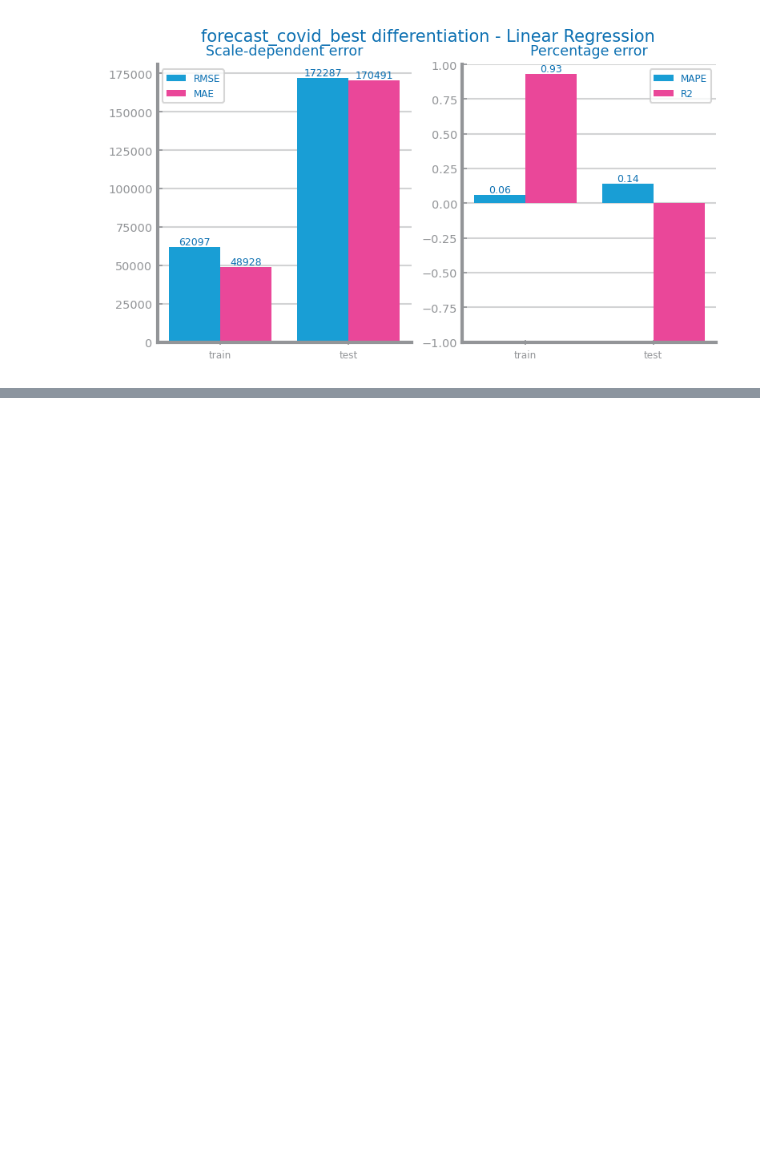
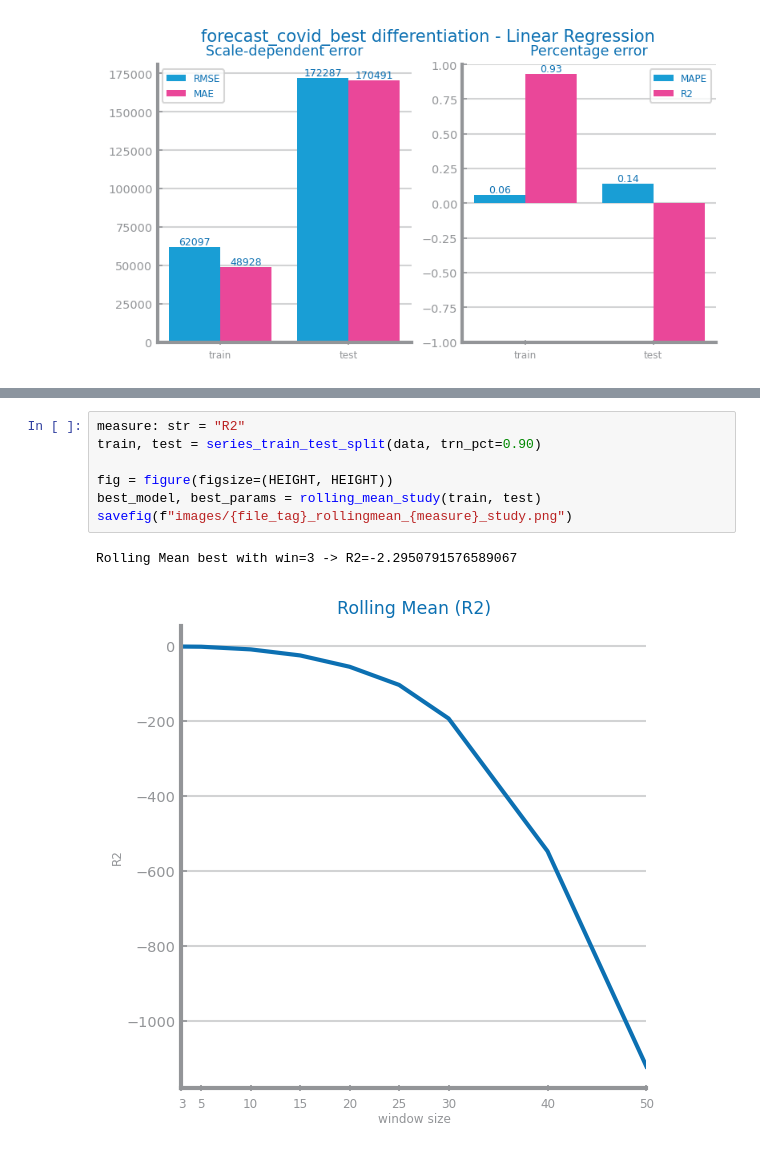
Before and after one commit to esteves3/data-science, a Jupyter notebook: forecasting-covid-data-transformation.ipynb, the cells around one changed output, grey strips where cells are left out. Drawn from its saved outputs; the diff is of its cells as text; blank space fills up the shorter version.

Commit message:
rolling mean for covid

```diff
--- a/forecasting-covid-data-transformation.ipynb
+++ b/forecasting-covid-data-transformation.ipynb
@@ -327,0 +380,10 @@ savefig(f"images/forecast/{file_tag}_best_data_transformation_differentiation_li
+# %%
+measure: str = "R2"
+train, test = series_train_test_split(data, trn_pct=0.90)
+
+fig = figure(figsize=(HEIGHT, HEIGHT))
+best_model, best_params = rolling_mean_study(train, test)
+savefig(f"images/{file_tag}_rollingmean_{measure}_study.png")
+# %% [output]
+Rolling Mean best with win=3 -> R2=-2.2950791576589067
+[figure, added]
```
Also changed, not shown: parts of 8 cells of this notebook, 3 other files.
